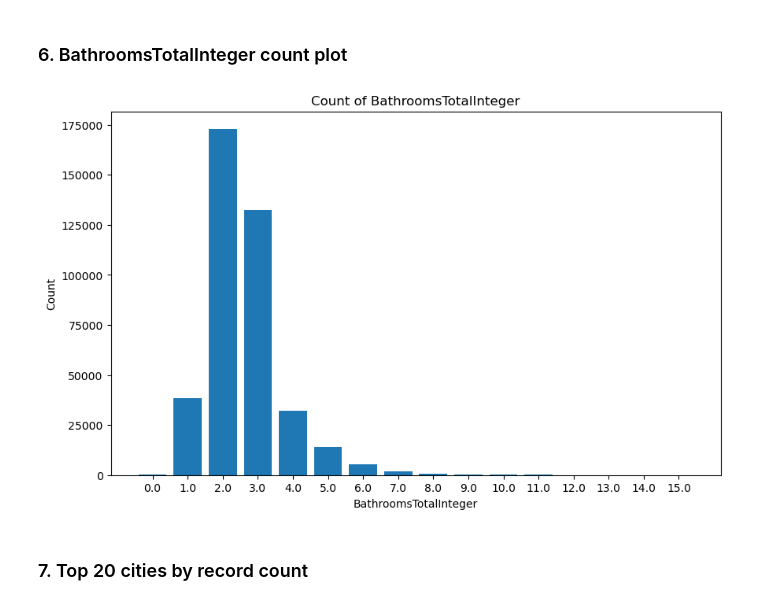
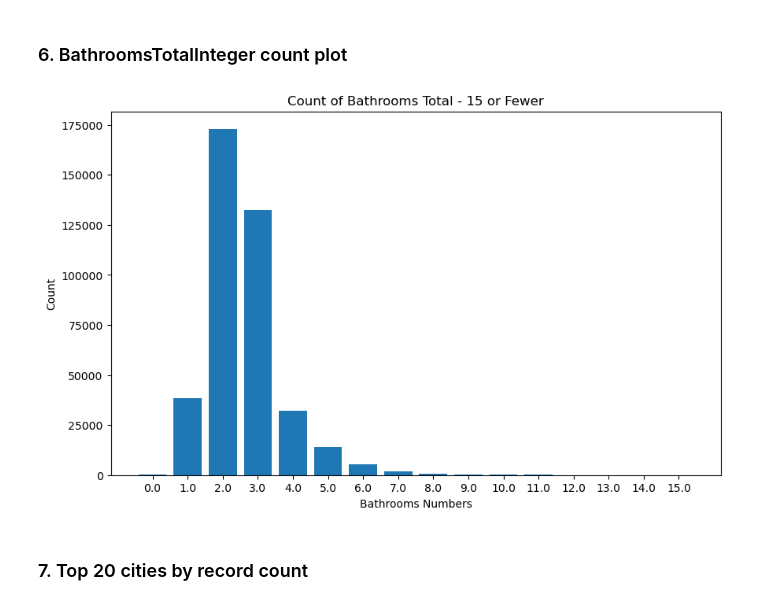
Before and after one commit to jasperfc/IDX-Exchange, a Jupyter notebook: Notebook/notebook_01_exploration.ipynb, the cells around one changed output. Cells and saved outputs as stored; diff of their text form; code cells hidden in the pictures.

```diff
--- a/Notebook/notebook_01_exploration.ipynb
+++ b/Notebook/notebook_01_exploration.ipynb
@@ -212,17 +270,15 @@ plt.show()
 ### 6. BathroomsTotalInteger count plot
 # %%
 bathroom_df = df[(df["BathroomsTotalInteger"].notna()) & (df["BathroomsTotalInteger"] <= 15)]
-
 bathroom_counts = bathroom_df["BathroomsTotalInteger"].value_counts().sort_index()
-
 plt.figure(figsize = (10, 6))
 plt.bar(bathroom_counts.index.astype(str), bathroom_counts.values)
-plt.title("Count of BathroomsTotalInteger")
-plt.xlabel("BathroomsTotalInteger")
+plt.title("Count of Bathrooms Total - 15 or Fewer")
+plt.xlabel("Bathrooms Numbers")
 plt.ylabel("Count")
 plt.show()
 # %% [output]
-[figure, old version]
+[figure, new version]
 # %% [markdown]
 ### 7. Top 20 cities by record count
 # %%
```
Also changed, not shown: parts of 24 cells of this notebook, 3 other files.
